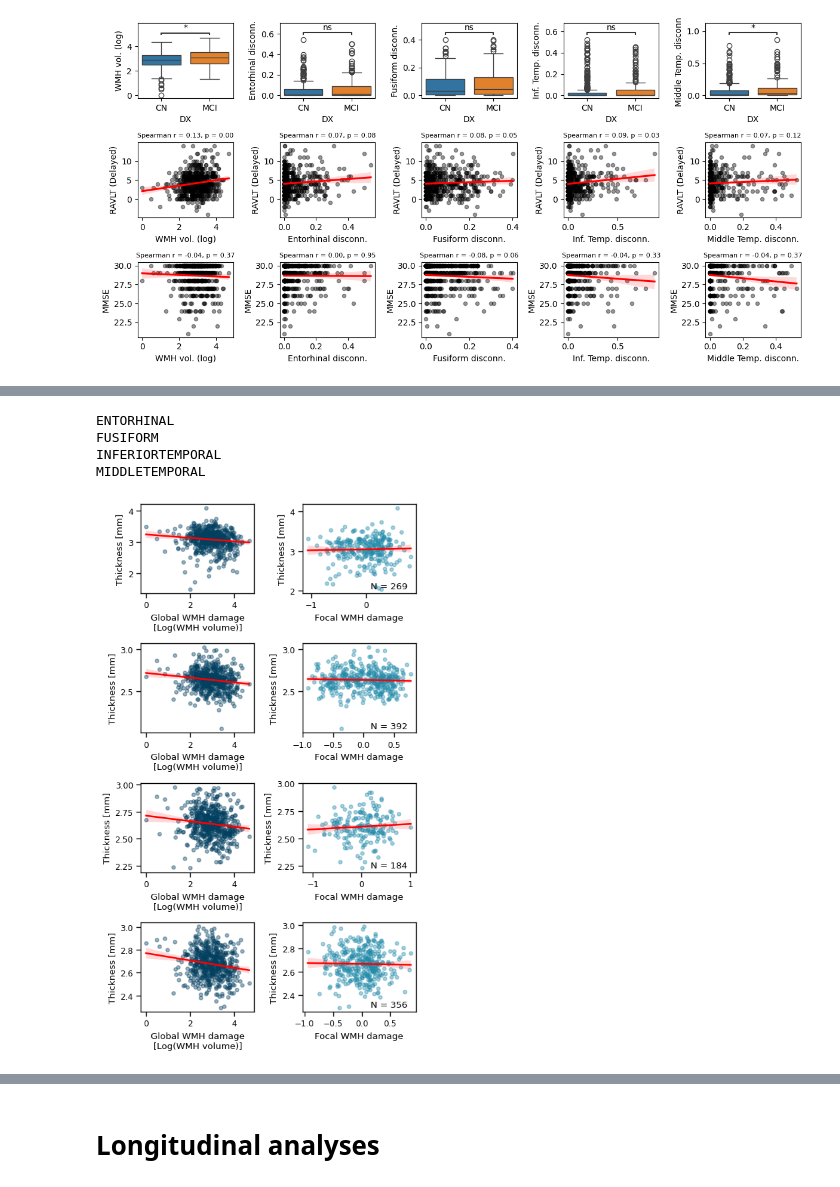
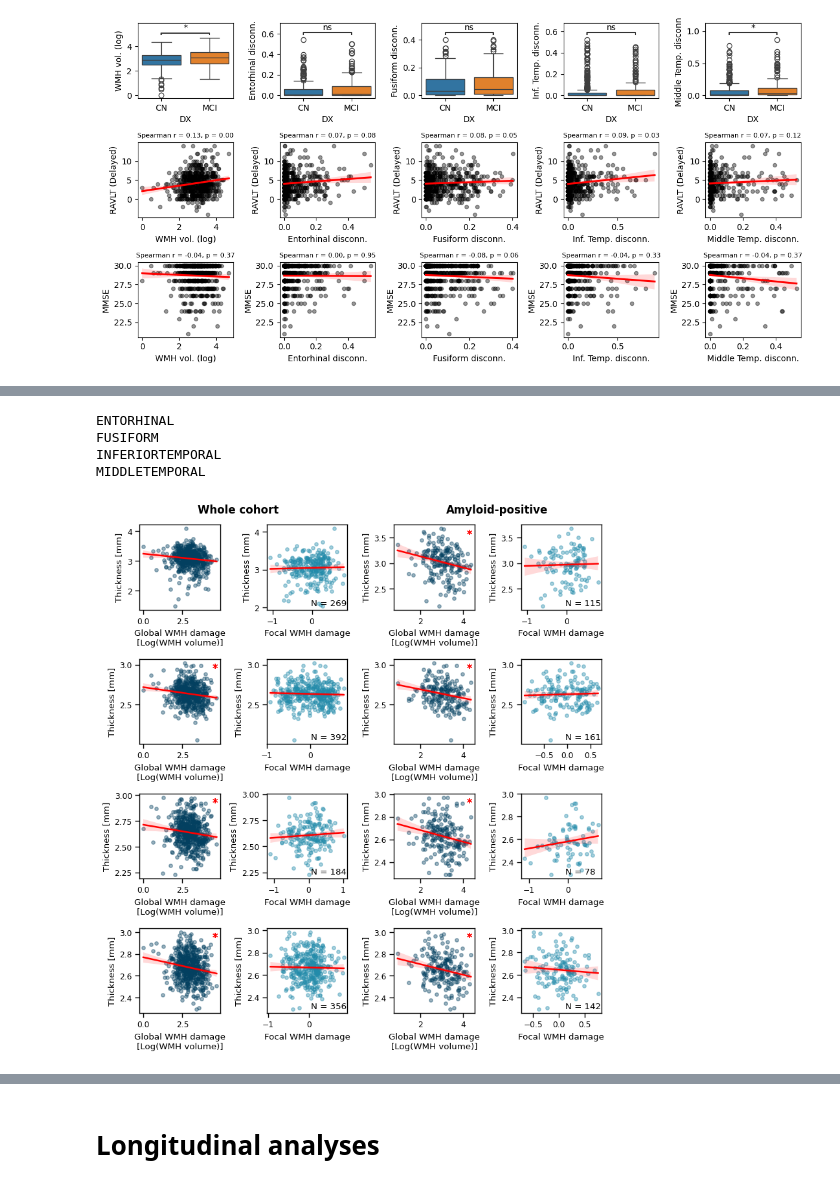
Before and after one commit to riccardoleone1991/cat_whim, a Jupyter notebook: notebooks/1.0-rl-main_analyses.ipynb, the cells around one changed output, grey strips where cells are left out. Drawn from its saved outputs; the diff is of its cells as text; code cells hidden in the pictures.

```diff
--- a/notebooks/1.0-rl-main_analyses.ipynb
+++ b/notebooks/1.0-rl-main_analyses.ipynb
@@ -394,6 +488,7 @@ dk_region_labels = pd.read_csv(dk_regions_filename).values.flatten()
 adsig_mayo = pd.read_csv(
     roi_adsig_filename
 ).columns.to_list()  # ADsig Mayo from Clifford et al Brain 2015 (as reported by Parker et al in Alzh & Dem)
+
 
 # Get the region names for each biomarker
 amy_cols = [region + "_SUVR_amy" for region in dk_region_labels]
@@ -412,7 +507,8 @@ subjs_m00 = df[df["session"] == "M00"]["PTID"].unique()
 missing_baseline = [pt for pt in subjs_m01 if pt not in subjs_m00]
 df = df[~df["PTID"].isin(missing_baseline)].copy()
 
-region_names = ["entorhinal", "fusiform", "inferior temporal", "middle temporal"]
+region_names = ["entorhinal", "fusiform", "inferior temporal", "middle temporal", "parahippocampus", "temporal pole", "inferior parietal", "pars opercularis", "pars orbitalis", "pars triangularis",
+                "precuneus", "supra marginal gyrus", "superior parietal", "superior frontal"]
 # %%
 fig, axs = plt.subplots(1, 2, figsize = (6,3))
 
@@ -664,30 +807,52 @@ df_res_adjusted_pretty
 # %%
 with sns.plotting_context("paper", font_scale=1):
 
-    fig, axs = plt.subplots(4, 2, figsize=(5, 8.5))
+    fig, axs = plt.subplots(4, 4, figsize=(8, 8.5))
 
     for i, region in enumerate(adsig_mayo_avg):
         disconn = region + "_disconn"
         thickness = region + "_THICKNESS"
         disconn_ratio = region + "_disconn_ratio"
         tau = region + "_SUVR_tau"
 
         sns.regplot(data=df_m00, x = "wmh_vol_log", y = thickness, scatter_kws = {"s": 15, "color":"#034060", "alpha": 0.4}, line_kws={"color":"red"}, ax=axs[i, 0])
         sns.regplot(data=df_m00[df_m00[disconn] > 0.01], x = disconn_ratio, y = thickness, scatter_kws = {"s": 15, "color":"#228BAA", "alpha": 0.4}, line_kws={"color":"red"}, ax=axs[i, 1])
 
+        sns.regplot(data=df_m00[df_m00["AMYLOID_STATUS"] == 1], x = "wmh_vol_log", y = thickness, scatter_kws = {"s": 15, "color":"#034060", "alpha": 0.4}, line_kws={"color":"red"}, ax=axs[i, 2])
+        sns.regplot(data=df_m00[(df_m00[disconn] > 0.01) & (df_m00["AMYLOID_STATUS"] == 1)], x = disconn_ratio, y = thickness, scatter_kws = {"s": 15, "color":"#228BAA", "alpha": 0.4}, line_kws={"color":"red"}, ax=axs[i, 3])
+
         axs[i, 0].set_ylabel("Thickness [mm]")
         axs[i, 1].set_ylabel("Thickness [mm]")
+        axs[i, 2].set_ylabel("Thickness [mm]")
+        axs[i, 3].set_ylabel("Thickness [mm]")
+
         axs[i, 0].set_xlabel("Global WMH damage\n[Log(WMH volume)]")
         axs[i, 1].set_xlabel("Focal WMH damage")
-        axs[i, 1].text(0.6, 0.05, f"N = {df_m00[df_m00[disconn] > 0.01]['PTID'].nunique()}", transform=axs[i, 1].transAxes)
+        axs[i, 2].set_xlabel("Global WMH damage\n[Log(WMH volume)]")
+        axs[i, 3].set_xlabel("Focal WMH damage")
+
+        axs[i, 1].text(0.55, 0.05, f"N = {df_m00[df_m00[disconn] > 0.01]['PTID'].nunique()}", transform=axs[i, 1].transAxes)
+        axs[i, 3].text(0.55, 0.05, f"N = {df_m00[(df_m00[disconn] > 0.01) & (df_m00['AMYLOID_STATUS'] == 1)]['PTID'].nunique()}", transform=axs[i, 3].transAxes)
+
+        # Plot asterisk for significance
+        axs[1, 0].text(0.9, 0.85, "*", transform=axs[1,0].transAxes, fontsize=12, color = "red")
+        axs[2, 0].text(0.9, 0.85, "*", transform=axs[2,0].transAxes, fontsize=12, color = "red")
+        axs[3, 0].text(0.9, 0.85, "*", transform=axs[3,0].transAxes, fontsize=12, color = "red")
+
+        axs[0, 2].text(0.9, 0.85, "*", transform=axs[0,2].transAxes, fontsize=12, color = "red")
+        axs[1, 2].text(0.9, 0.85, "*", transform=axs[1,2].transAxes, fontsize=12, color = "red")
+        axs[2, 2].text(0.9, 0.85, "*", transform=axs[2,2].transAxes, fontsize=12, color = "red")
+        axs[3, 2].text(0.9, 0.85, "*", transform=axs[3,2].transAxes, fontsize=12, color = "red")
+
         print(region)
 
-# Adjust layout for better spacing
-fig.tight_layout()
-plt.savefig(REPORTS_DIR / "results_cross_sectional.svg", dpi = 500)
+    fig.text(0.28, 1, "Whole cohort", ha='center', va='center', fontsize=12, weight='bold')
+    fig.text(0.78, 1, "Amyloid-positive", ha='center', va='center', fontsize=12, weight='bold')
+    fig.tight_layout(rect=[0, 0, 1, 0.99])
+plt.savefig(REPORTS_DIR / "results_cross_sectional.svg", dpi = 500, bbox_inches='tight')
 # %% [output]
 ENTORHINAL
 FUSIFORM
 INFERIORTEMPORAL
 MIDDLETEMPORAL
-[figure, old version]
+[figure, new version]
```
Also changed, not shown: parts of 20 cells of this notebook, 1 other file.
